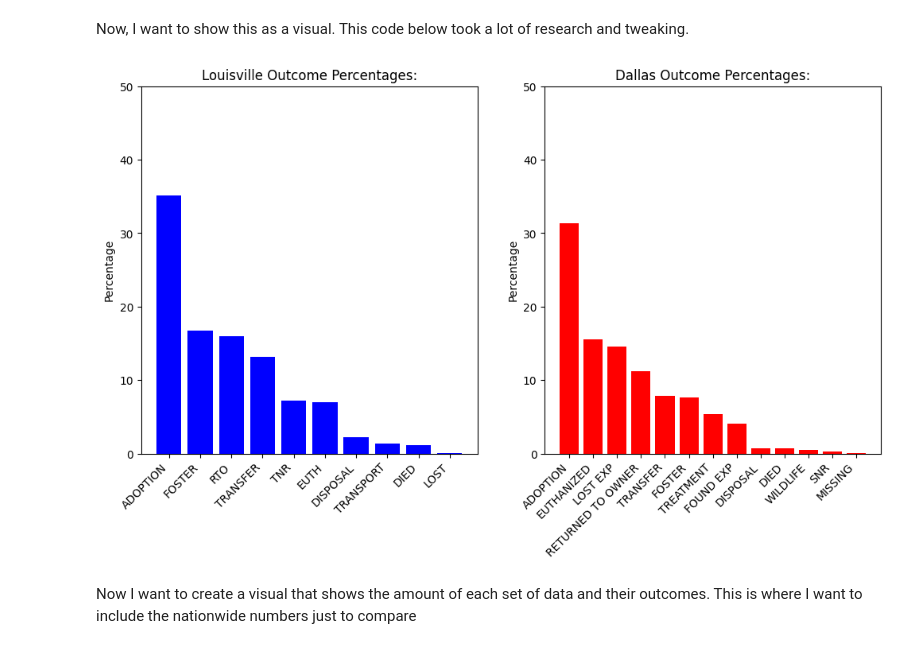
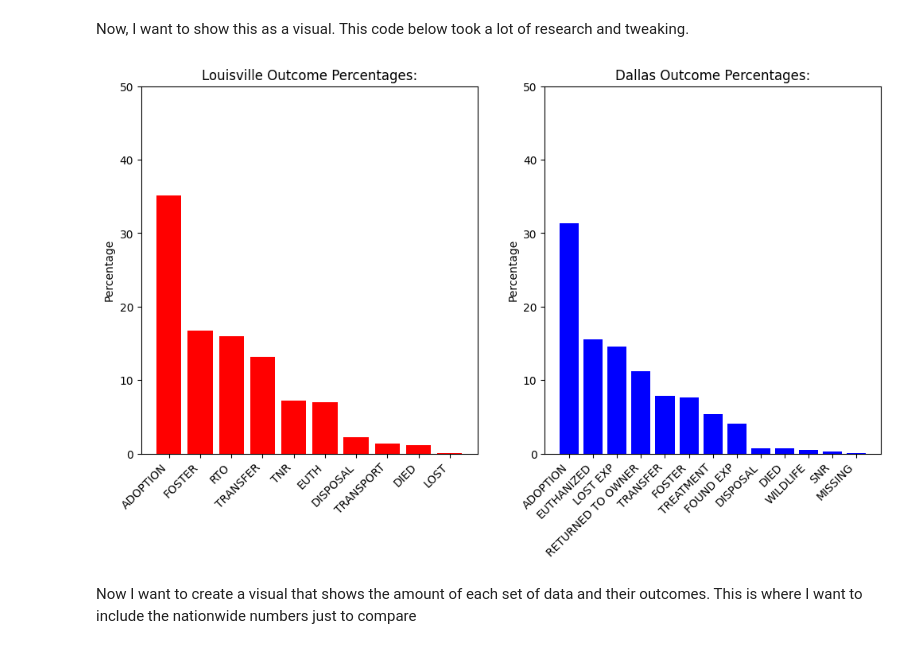
Before and after one commit to mklbc19/DA-Capstone-Project---Animal-Shelters, a Jupyter notebook: CapstoneProjectCode.ipynb, the cells around one changed output. Saved outputs shown, nothing was run; the diff lists cells and outputs as text; code cells hidden in the pictures.

```diff
--- a/CapstoneProjectCode.ipynb
+++ b/CapstoneProjectCode.ipynb
@@ -205,25 +205,25 @@ dallas_percentage = (dallas_outcome_count / dallas_total) * 100
 Now, I want to show this as a visual. This code below took a lot of research and tweaking.
 # %%
 fig, axes = plt.subplots(1, 2, figsize=(12, 6), sharey=True)
-axes[0].bar(louisville_percentage.index, louisville_percentage, color='blue')
+axes[0].bar(louisville_percentage.index, louisville_percentage, color='red')
 axes[0].set_title("Louisville Outcome Percentages:")
 axes[0].set_xticks(range(len(louisville_percentage.index)))
 axes[0].set_xticklabels(louisville_percentage.index, rotation=45, ha='right')
 axes[0].set_ylim(0, 50)
 axes[0].set_ylabel("Percentage")
 axes[0].tick_params(axis='y', which='both', labelleft=True)
-axes[1].bar(dallas_percentage.index, dallas_percentage, color='red')
+axes[1].bar(dallas_percentage.index, dallas_percentage, color='blue')
 axes[1].set_title("Dallas Outcome Percentages:")
 axes[1].set_xticks(range(len(dallas_percentage.index)))
 axes[1].set_xticklabels(dallas_percentage.index, rotation=45, ha='right')
 axes[1].set_ylim(0, 50)
 axes[1].set_ylabel("Percentage")
 axes[1].tick_params(axis='y', which='both', labelleft=True)
 
 plt.tight_layout
 plt.show()
 # %% [output]
-[figure, old version]
+[figure, new version]
 # %% [markdown]
 Now I want to create a visual that shows the amount of each set of data and their outcomes.  This is where I want to include the nationwide numbers just to compare
 # %%
```
Also changed, not shown: parts of 1 cell of this notebook, 1 other file.
